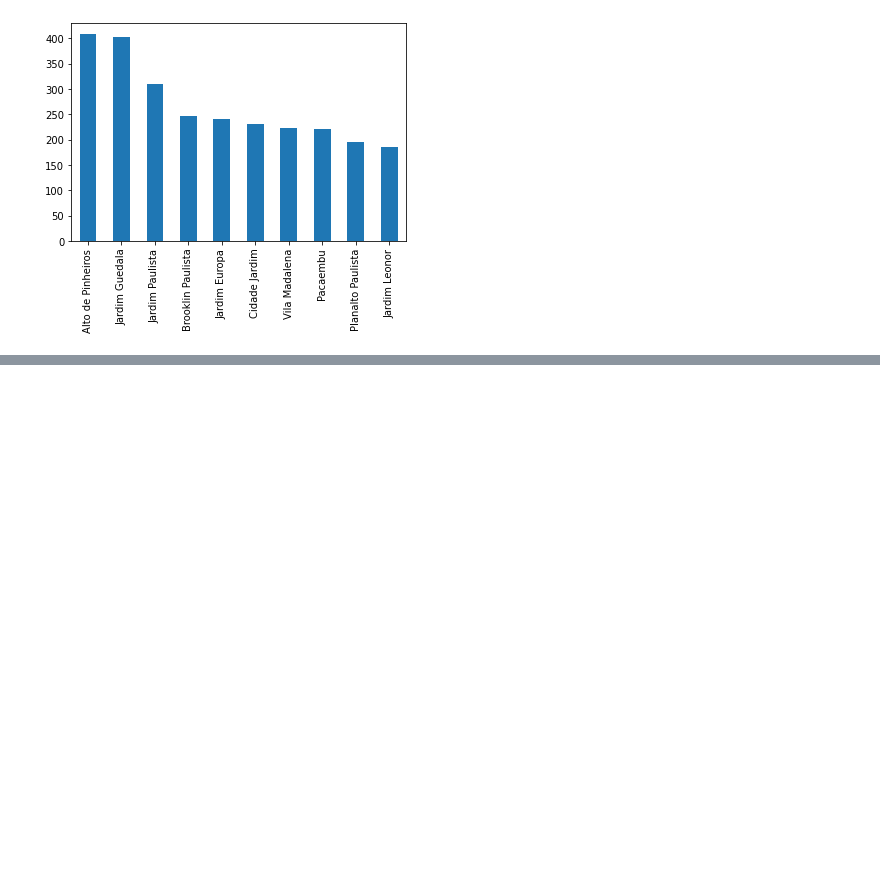
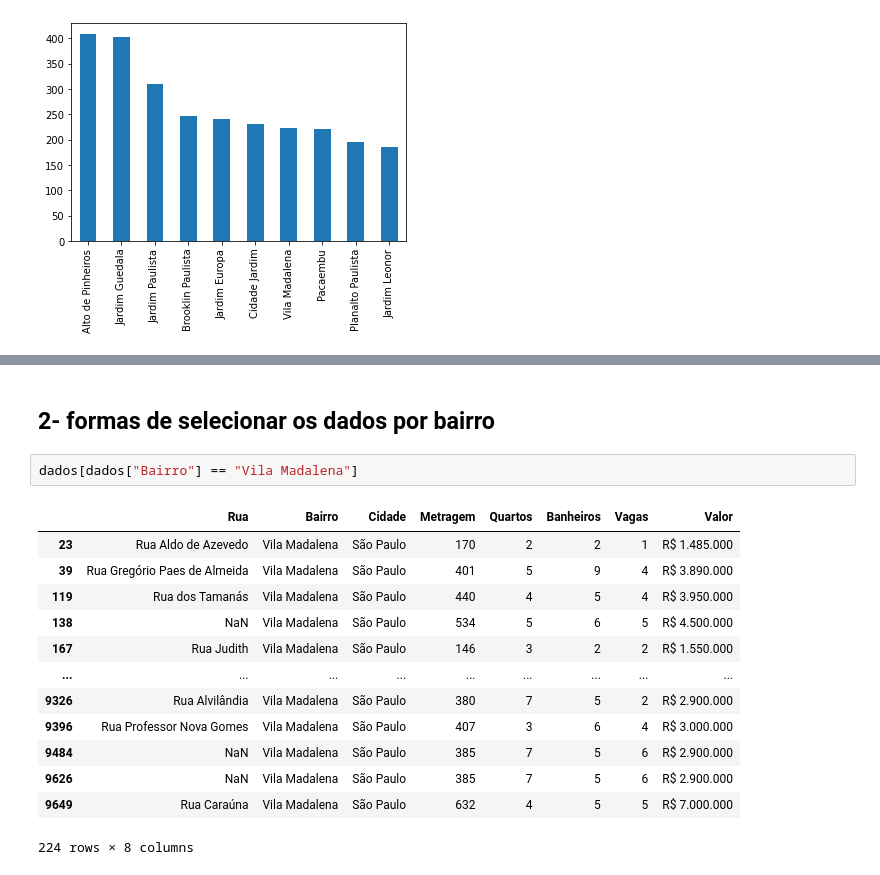
Before and after one commit to crhisangela/primeiro_contato_dados, a Jupyter notebook: firtsClass.ipynb, the cells around one changed output, grey strips where cells are left out. Saved outputs shown, nothing was run; the diff lists cells and outputs as text; blank space fills up the shorter version.

```diff
--- a/firtsClass.ipynb
+++ b/firtsClass.ipynb
@@ -106,0 +141,18 @@ grupo_bairro = dados.groupby("Bairro")["Metragem"].mean()
+# %% [markdown]
+## 2- formas de selecionar os dados por bairro
+# %%
+dados[dados["Bairro"] == "Vila Madalena"]
+# %% [output]
+|  | Rua | Bairro | Cidade | Metragem | Quartos | Banheiros | Vagas | Valor |
+| 23 | Rua Aldo de Azevedo | Vila Madalena | São Paulo | 170 | 2 | 2 | 1 | R$ 1.485.000 |
+| 39 | Rua Gregório Paes de Almeida | Vila Madalena | São Paulo | 401 | 5 | 9 | 4 | R$ 3.890.000 |
+| 119 | Rua dos Tamanás | Vila Madalena | São Paulo | 440 | 4 | 5 | 4 | R$ 3.950.000 |
+| 138 | NaN | Vila Madalena | São Paulo | 534 | 5 | 6 | 5 | R$ 4.500.000 |
+| 167 | Rua Judith | Vila Madalena | São Paulo | 146 | 3 | 2 | 2 | R$ 1.550.000 |
+| ... | ... | ... | ... | ... | ... | ... | ... | ... |
+| 9326 | Rua Alvilândia | Vila Madalena | São Paulo | 380 | 7 | 5 | 2 | R$ 2.900.000 |
+| 9396 | Rua Professor Nova Gomes | Vila Madalena | São Paulo | 407 | 3 | 6 | 4 | R$ 3.000.000 |
+| 9484 | NaN | Vila Madalena | São Paulo | 385 | 7 | 5 | 6 | R$ 2.900.000 |
+| 9626 | NaN | Vila Madalena | São Paulo | 385 | 7 | 5 | 6 | R$ 2.900.000 |
+| 9649 | Rua Caraúna | Vila Madalena | São Paulo | 632 | 4 | 5 | 5 | R$ 7.000.000 |
+224 rows × 8 columns
```
Also changed, not shown: parts of 17 cells of this notebook, 3 other files.
